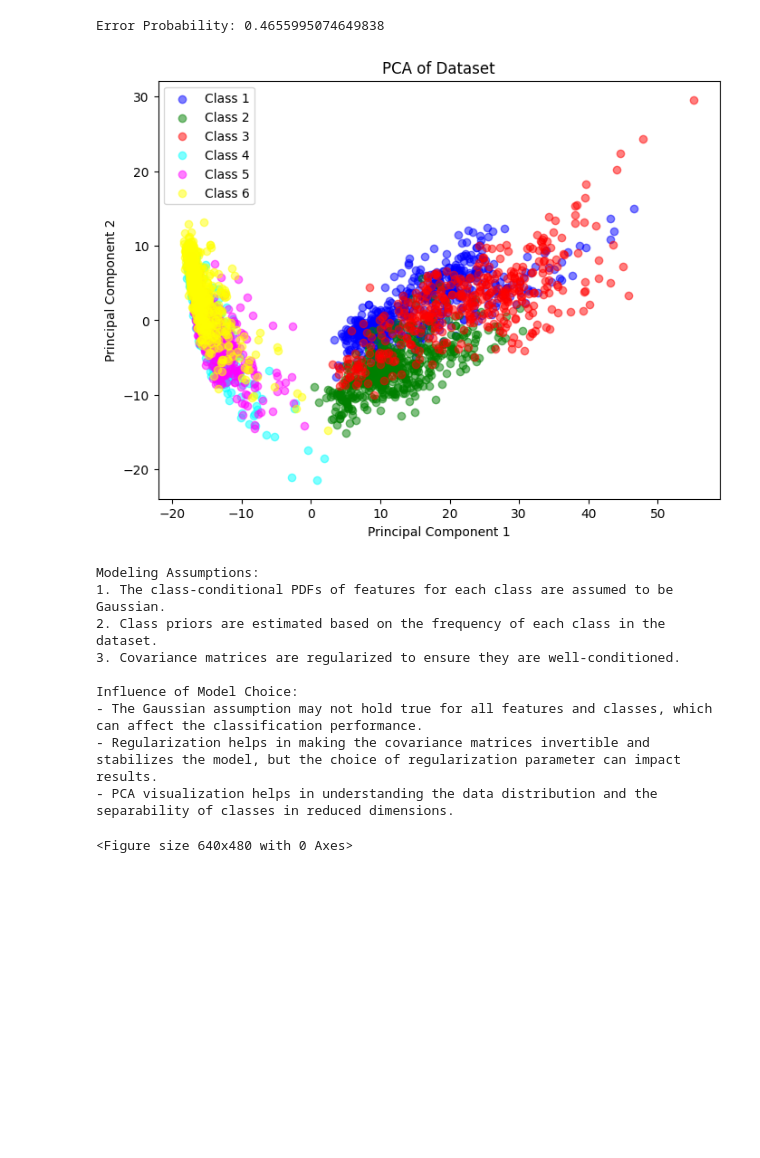
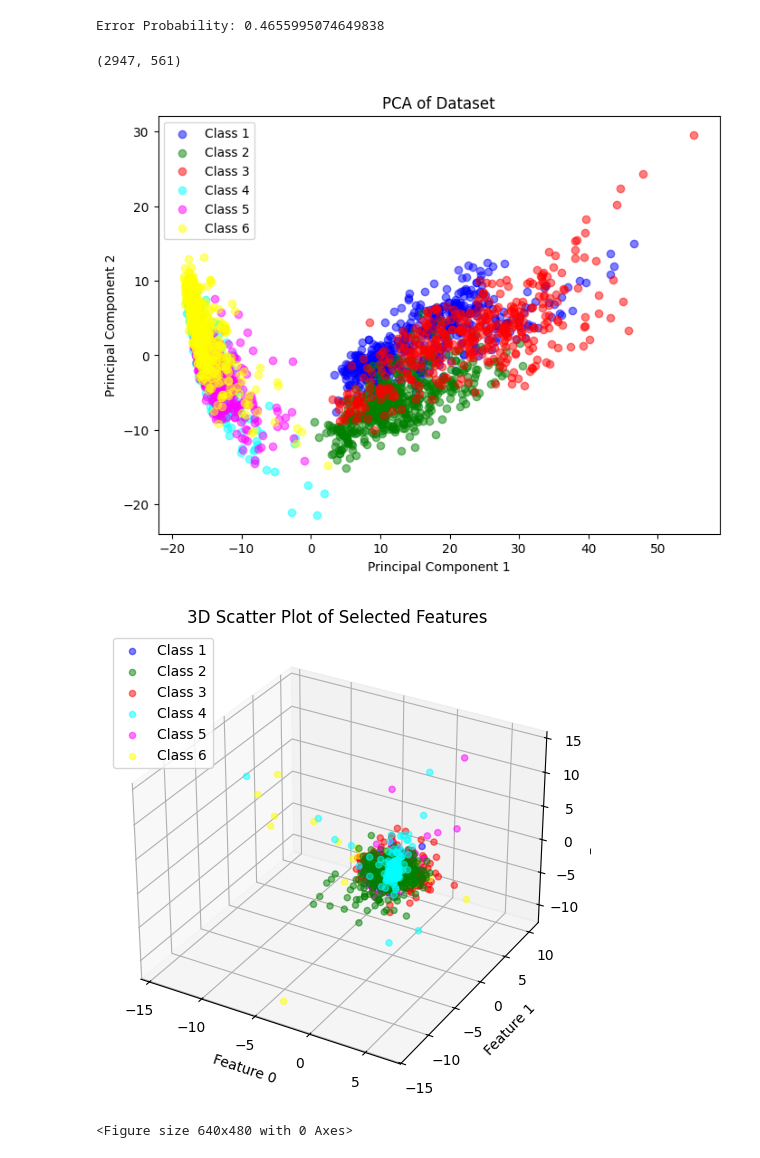
Before and after one commit to rahulmk8055/EECE5644_Intro_to_ML_Pattern_Recognition, a Jupyter notebook: problem_set_1/H1_Q3.ipynb, the cells around one changed output. Drawn from its saved outputs; the diff is of its cells as text; code cells hidden in the pictures; blank space fills up the shorter version.

```diff
--- a/problem_set_1/H1_Q3.ipynb
+++ b/problem_set_1/H1_Q3.ipynb
@@ -199,8 +145,10 @@ from sklearn.metrics import confusion_matrix, accuracy_score, ConfusionMatrixDis
 from joblib import Parallel, delayed
 
 # Load datasets
-X_test = np.loadtxt("X_test.txt")
-y_test = np.loadtxt("y_test.txt")
+X_test = np.loadtxt("data/X_test.txt")
+y_test = np.loadtxt("data/y_test.txt")
+
+print(np.shape(X_test))
 
 # Assuming the dataset is balanced, calculate the class priors
 classes, class_counts = np.unique(y_test, return_counts=True)
@@ -240,65 +188,52 @@ def classify(sample):
 # Apply the classifier to all samples using parallel processing
 
 # PCA for visualization
 pca = PCA(n_components=2)
 X_pca = pca.fit_transform(X_test_scaled)
 
-# 3D PCA Visualization
-# fig = plt.figure(figsize=(8, 6))
-# ax = fig.add_subplot(111, projection='3d')
-# scatter = ax.scatter(X_pca[:, 0], X_pca[:, 1], X_pca[:, 2], c=y_test, alpha=0.5, cmap='viridis')
-# ax.set_xlabel('Principal Component 1')
-# ax.set_ylabel('Principal Component 2')
-# ax.set_zlabel('Principal Component 3')
-# ax.set_title('3D PCA of Dataset')
-# plt.colorbar(scatter, ax=ax, label='Classes')
-# plt.show()
-
-
 colors = ['blue', 'green', 'red', 'cyan', 'magenta', 'yellow']
 color_map = {cls: colors[i % len(colors)] for i, cls in enumerate(classes)}
 
 # 3D PCA Visualization with separate colors for each class
 fig = plt.figure(figsize=(8, 6))
 ax = fig.add_subplot(111)
 
 # Plot each class with a separate color
 for cls in classes:
     indices = np.where(y_test == cls)
     ax.scatter(X_pca[indices, 0], X_pca[indices, 1],
                color=color_map[cls], label=f'Class {int(cls)}', alpha=0.5)
 
 ax.set_xlabel('Principal Component 1')
 ax.set_ylabel('Principal Component 2')
 ax.set_title('PCA of Dataset')
 ax.legend()
 plt.show()
 
+# 3D Scatter Plot of three selected features
+selected_features = [0, 1, 2]  # Indices of selected features (can be changed)
 
+fig = plt.figure(figsize=(8, 6))
+ax = fig.add_subplot(111, projection='3d')
 
-# Discuss the modeling assumptions and the influence of model choice
-print("""
-Modeling Assumptions:
-1. The class-conditional PDFs of features for each class are assumed to be Gaussian.
-2. Class priors are estimated based on the frequency of each class in the dataset.
-3. Covariance matrices are regularized to ensure they are well-conditioned.
+# Plot each class with a separate color
+for cls in classes:
+    indices = np.where(y_test == cls)
+    ax.scatter(X_test_scaled[indices, selected_features[0]],
+               X_test_scaled[indices, selected_features[1]],
+               X_test_scaled[indices, selected_features[2]],
+               color=color_map[cls], label=f'Class {int(cls)}', alpha=0.5)
 
-Influence of Model Choice:
-- The Gaussian assumption may not hold true for all features and classes, which can affect the classification performance.
-- Regularization helps in making the covariance matrices invertible and stabilizes the model, but the choice of regularization parameter can impact results.
-- PCA visualization helps in understanding the data distribution and the separability of classes in reduced dimensions.
-""")
+ax.set_xlabel(f'Feature {selected_features[0]}')
+ax.set_ylabel(f'Feature {selected_features[1]}')
+ax.set_zlabel(f'Feature {selected_features[2]}')
+ax.set_title('3D Scatter Plot of Selected Features')
+ax.legend()
+plt.show()
 # %% [output]
+(2947, 561)
 [figure]
-Modeling Assumptions:
-1. The class-conditional PDFs of features for each class are assumed to be Gaussian.
-2. Class priors are estimated based on the frequency of each class in the dataset.
-3. Covariance matrices are regularized to ensure they are well-conditioned.
-
-Influence of Model Choice:
-- The Gaussian assumption may not hold true for all features and classes, which can affect the classification performance.
-- Regularization helps in making the covariance matrices invertible and stabilizes the model, but the choice of regularization parameter can impact results.
-- PCA visualization helps in understanding the data distribution and the separability of classes in reduced dimensions.
+[figure, added]
 # %%
 predicted_labels = Parallel(n_jobs=-1)(delayed(classify)(sample) for sample in X_test_scaled)
 
```
Also changed, not shown: parts of 2 cells of this notebook, 1 other file.
